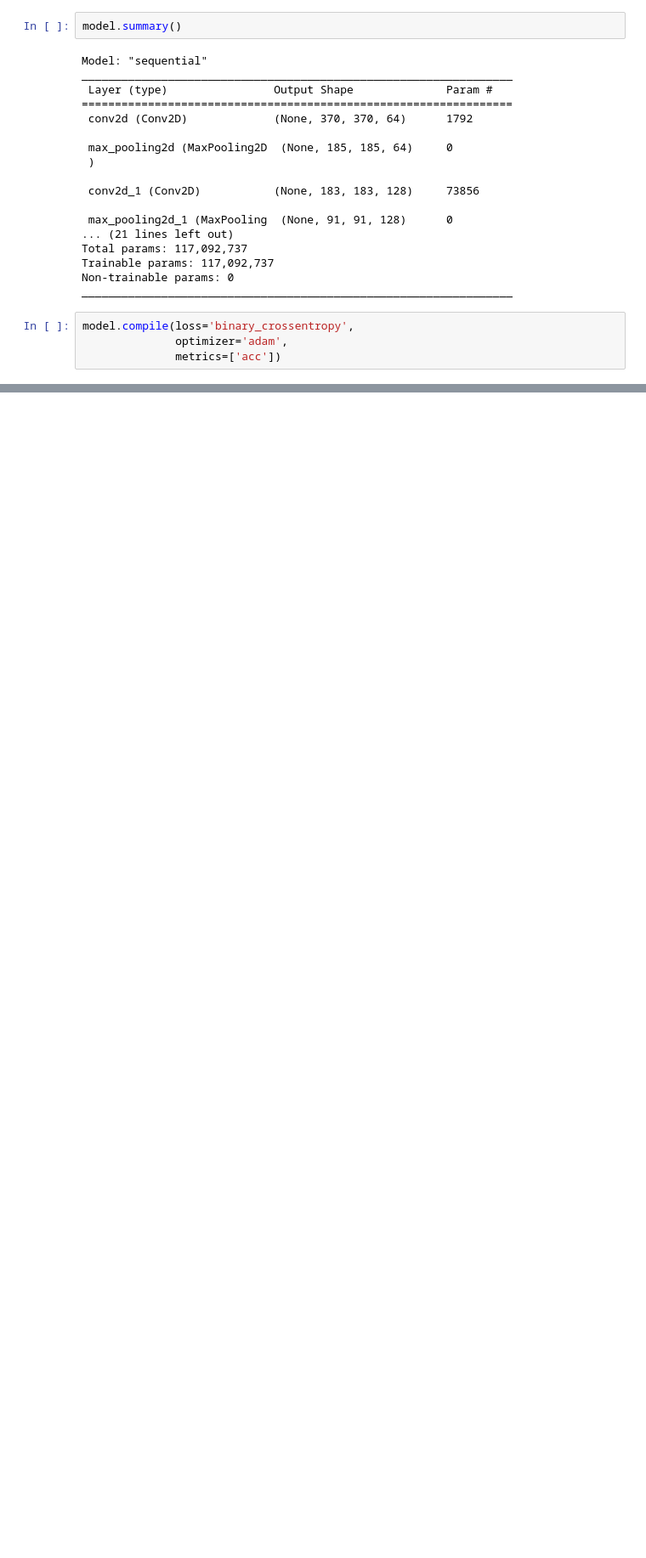
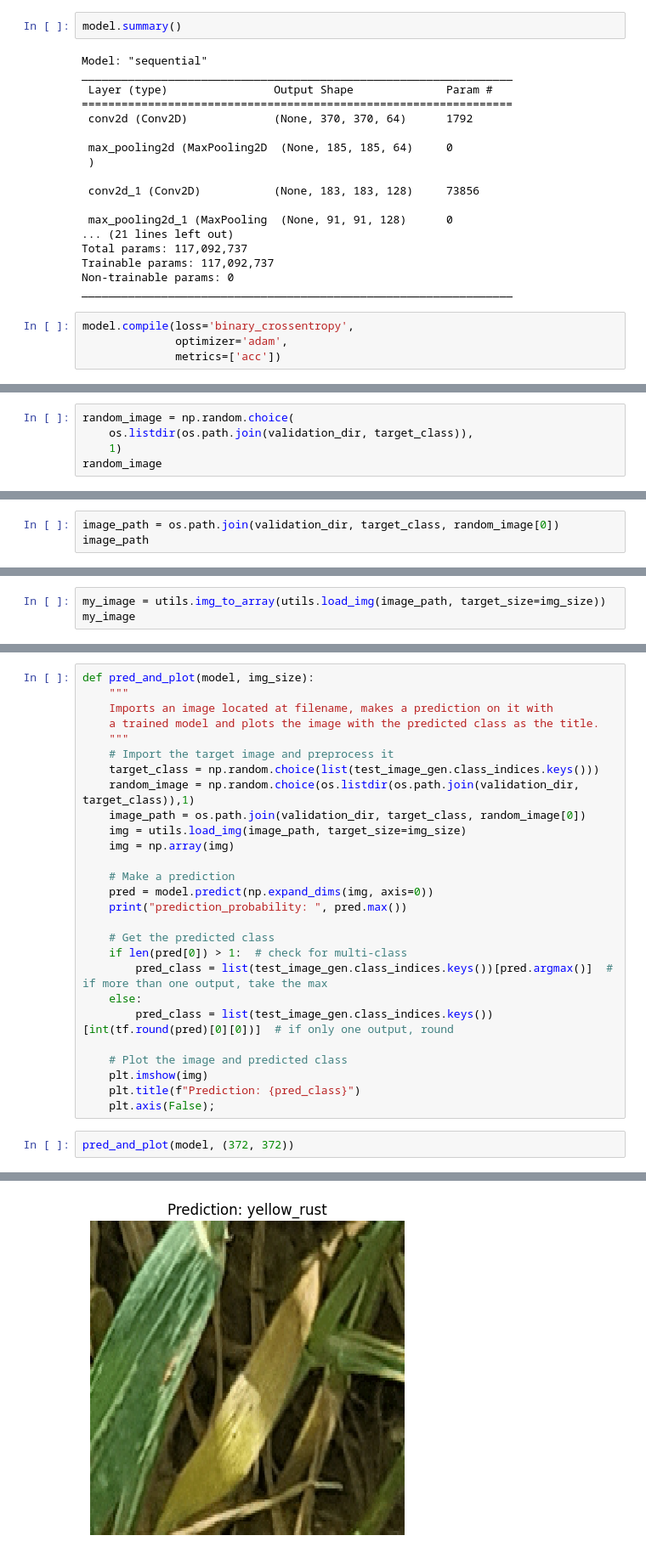
Before and after one commit to MehmetAltinkurt/Computer_Vision_Projects, a Jupyter notebook: Wheat/Wheat_Yellow_Rust.ipynb, the cells around one changed output, grey strips where cells are left out. Shown at 85% size. Drawn from its saved outputs; the diff is of its cells as text; blank space fills up the shorter version.

```diff
--- a/Wheat/Wheat_Yellow_Rust.ipynb
+++ b/Wheat/Wheat_Yellow_Rust.ipynb
@@ -616,0 +496,5 @@ PIL.Image.fromarray(np.asarray((test_image_gen[0][0][0]*255).astype(np.uint8))).
+# %%
+random_image = np.random.choice(
+    os.listdir(os.path.join(validation_dir, target_class)),
+    1)
+random_image
@@ -616,0 +503,3 @@ PIL.Image.fromarray(np.asarray((test_image_gen[0][0][0]*255).astype(np.uint8))).
+# %%
+image_path = os.path.join(validation_dir, target_class, random_image[0])
+image_path
@@ -616,0 +508,3 @@ PIL.Image.fromarray(np.asarray((test_image_gen[0][0][0]*255).astype(np.uint8))).
+# %%
+my_image = utils.img_to_array(utils.load_img(image_path, target_size=img_size))
+my_image
@@ -616,0 +547,30 @@ PIL.Image.fromarray(np.asarray((test_image_gen[0][0][0]*255).astype(np.uint8))).
+# %%
+def pred_and_plot(model, img_size):
+    """
+    Imports an image located at filename, makes a prediction on it with
+    a trained model and plots the image with the predicted class as the title.
+    """
+    # Import the target image and preprocess it
+    target_class = np.random.choice(list(test_image_gen.class_indices.keys()))
+    random_image = np.random.choice(os.listdir(os.path.join(validation_dir, target_class)),1)
+    image_path = os.path.join(validation_dir, target_class, random_image[0])
+    img = utils.load_img(image_path, target_size=img_size)
+    img = np.array(img)
+
+    # Make a prediction
+    pred = model.predict(np.expand_dims(img, axis=0))
+    print("prediction_probability: ", pred.max())
+
+    # Get the predicted class
+    if len(pred[0]) > 1:  # check for multi-class
+        pred_class = list(test_image_gen.class_indices.keys())[pred.argmax()]  # if more than one output, take the max
+    else:
+        pred_class = list(test_image_gen.class_indices.keys())[int(tf.round(pred)[0][0])]  # if only one output, round
+
+    # Plot the image and predicted class
+    plt.imshow(img)
+    plt.title(f"Prediction: {pred_class}")
+    plt.axis(False);
+# %%
+pred_and_plot(model, (372, 372))
+# %% [output]
@@ -616,0 +579 @@ PIL.Image.fromarray(np.asarray((test_image_gen[0][0][0]*255).astype(np.uint8))).
+[figure, added]
```
Also changed, not shown: parts of 52 cells of this notebook.
